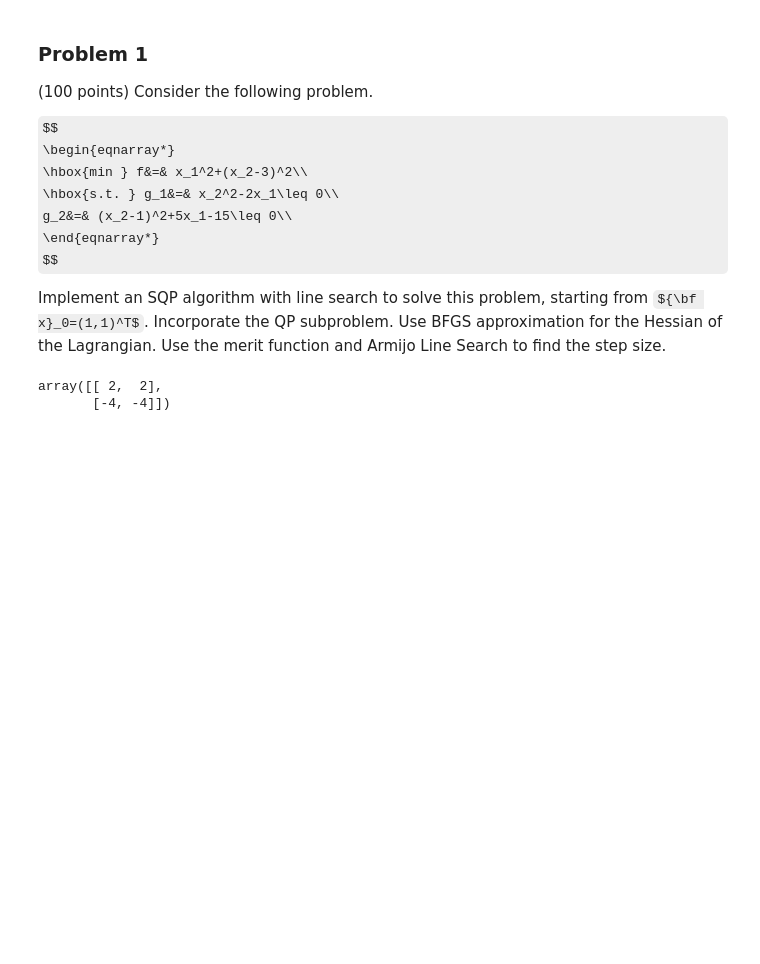
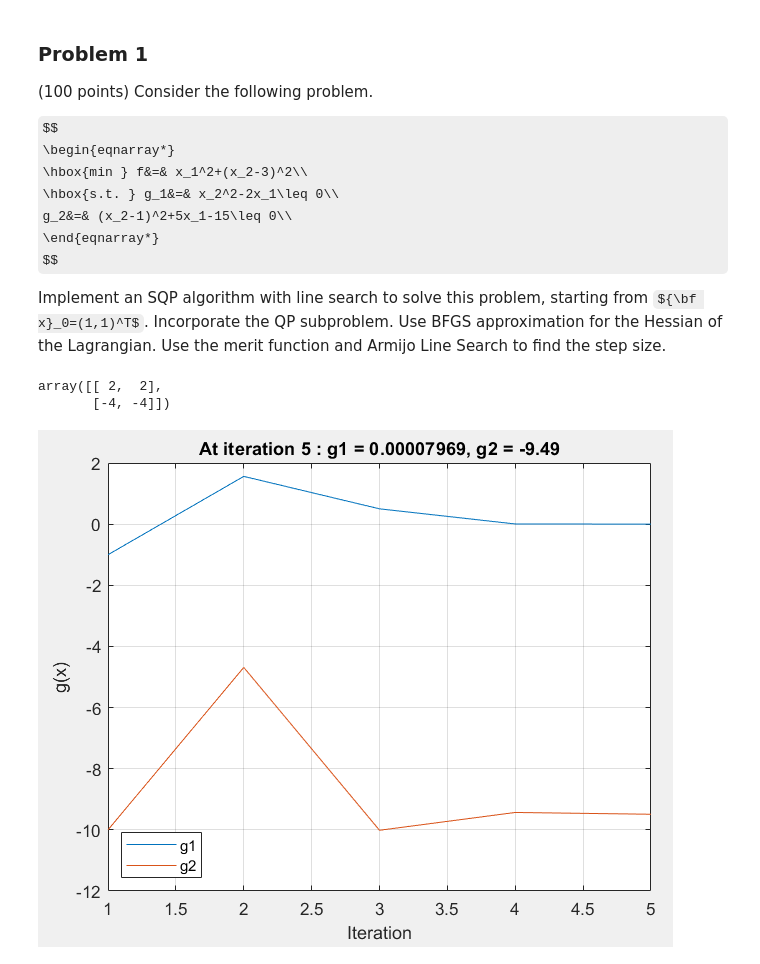
Before and after one commit to kphill1/DesignOptimization2021Fall, a Jupyter notebook: Homework_5.ipynb, the cells around one changed output. Drawn from its saved outputs; the diff is of its cells as text; code cells hidden in the pictures; some formulas as TeX source; blank space fills up the shorter version.

Commit message:
Added images of graphs from matlab pt2

```diff
--- a/Homework_5.ipynb
+++ b/Homework_5.ipynb
@@ -333,0 +331,5 @@ Image('control input.png')
+# %%
+from IPython.display import Image
+Image('hw5_constraint.png')
+# %% [output]
+[figure, added]
```
Also changed, not shown: parts of 3 cells of this notebook.
